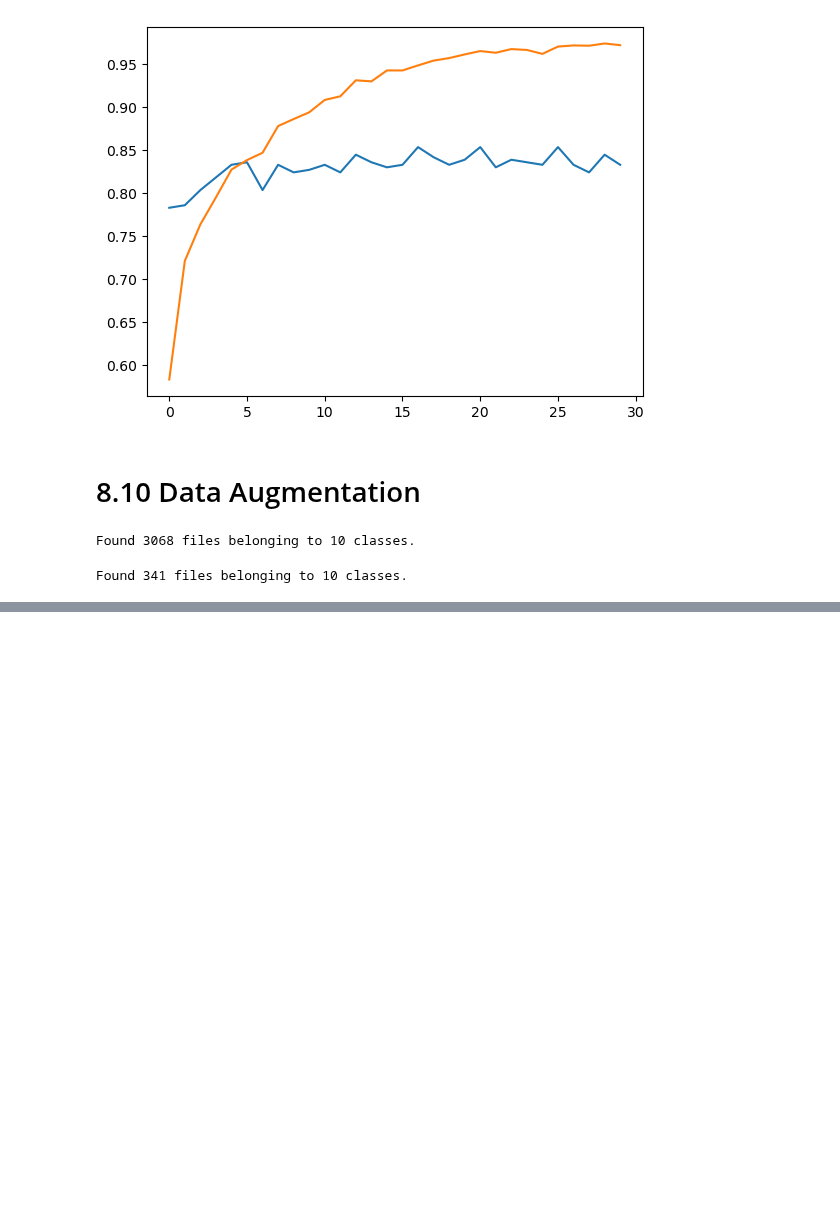
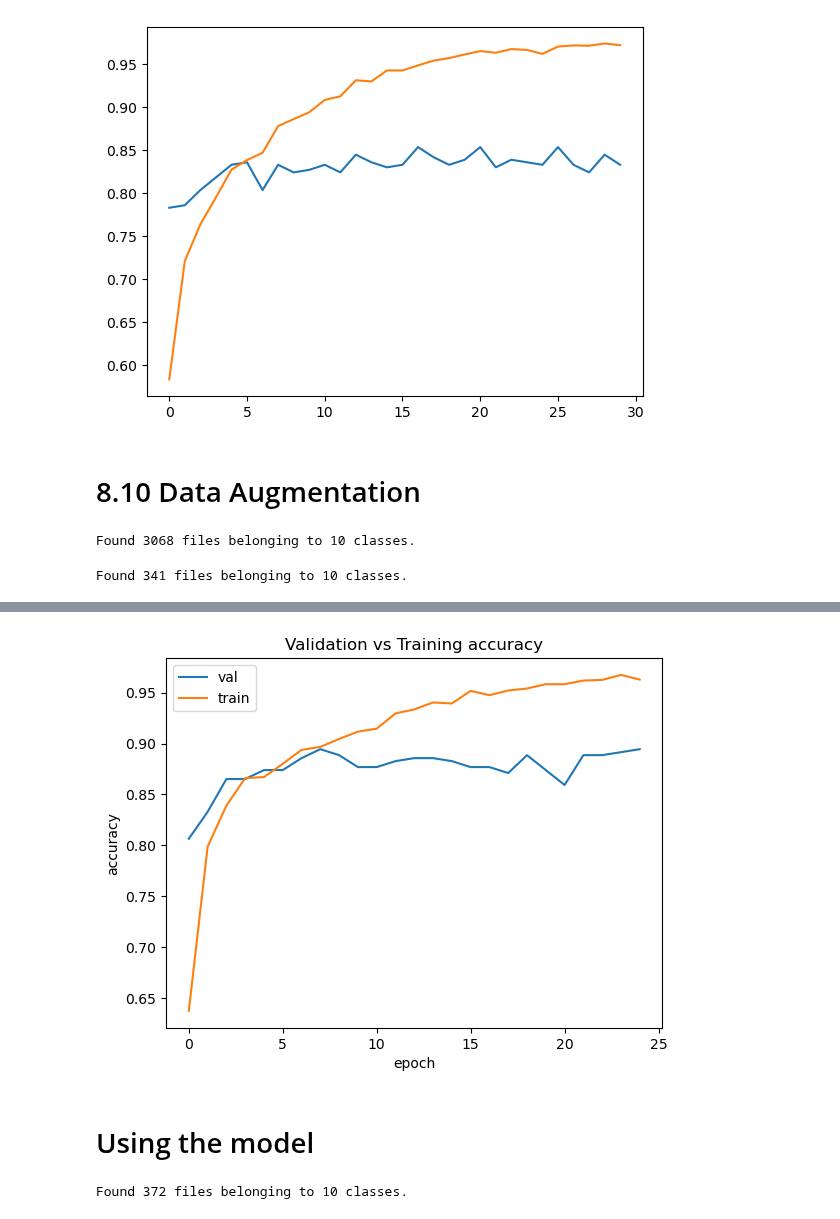
Before and after one commit to aaalexlit/machine-learning-zoomcamp-alex, a Jupyter notebook: 08-deep-learning/ml-zoomcamp-clothing-classification.ipynb, the cells around one changed output, grey strips where cells are left out. Saved outputs shown, nothing was run; the diff lists cells and outputs as text; code cells hidden in the pictures; blank space fills up the shorter version.

```diff
--- a/08-deep-learning/ml-zoomcamp-clothing-classification.ipynb
+++ b/08-deep-learning/ml-zoomcamp-clothing-classification.ipynb
@@ -756,0 +792,21 @@ plt.legend();
+# %%
+train_ds = configure_for_performance(train_ds,
+                                     data_aug_fn=lambda img, label: (data_augmentation(img), label),
+                                     batch_size=64)
+val_ds = configure_for_performance(val_ds, batch_size=64)
+# %%
+checkpoint_callback = keras.callbacks.ModelCheckpoint(
+    'xception_v4_{epoch:02d}_{val_accuracy:.3f}.h5',
+    save_best_only=True,
+    monitor='val_accuracy',
+    mode='max'
+)
+# %%
+%%time
+model = make_model(size=size)
+
+history = model.fit(train_ds,
+                    epochs=25,
+                    validation_data=val_ds,
+                    callbacks=[checkpoint_callback]
+                   )
@@ -756,0 +831,14 @@ plt.legend();
+# %%
+plt.plot(history.history['val_accuracy'], label='val')
+plt.plot(history.history['accuracy'], label='train')
+
+plt.xlabel('epoch')
+plt.ylabel('accuracy')
+
+plt.title('Validation vs Training accuracy')
+# plt.xticks(range(0, 51, 2))
+plt.legend();
+# %% [output]
+[figure, added]
+# %% [markdown]
+# Using the model
@@ -756,0 +850,11 @@ plt.legend();
+# %%
+test_ds = tf.keras.utils.image_dataset_from_directory(
+    'clothing-dataset-small/test/',
+    batch_size=None,
+    image_size=(size, size),
+    label_mode='categorical',
+    shuffle=False
+)
+test_ds = configure_for_performance(test_ds, batch_size=64)
+# %% [output]
+Found 372 files belonging to 10 classes.
```
Also changed, not shown: parts of 24 cells of this notebook.
